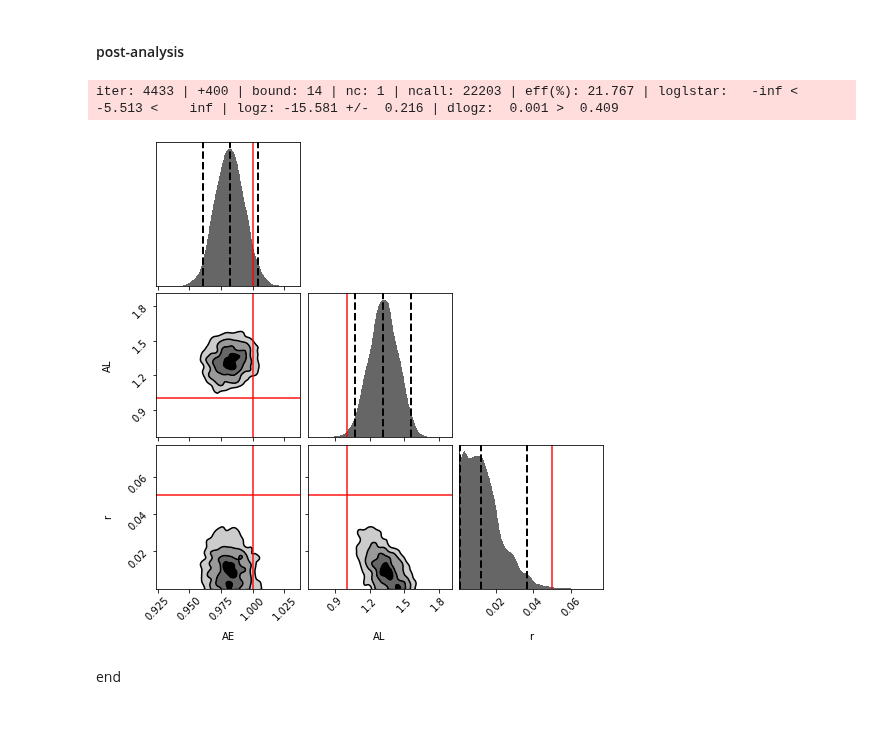
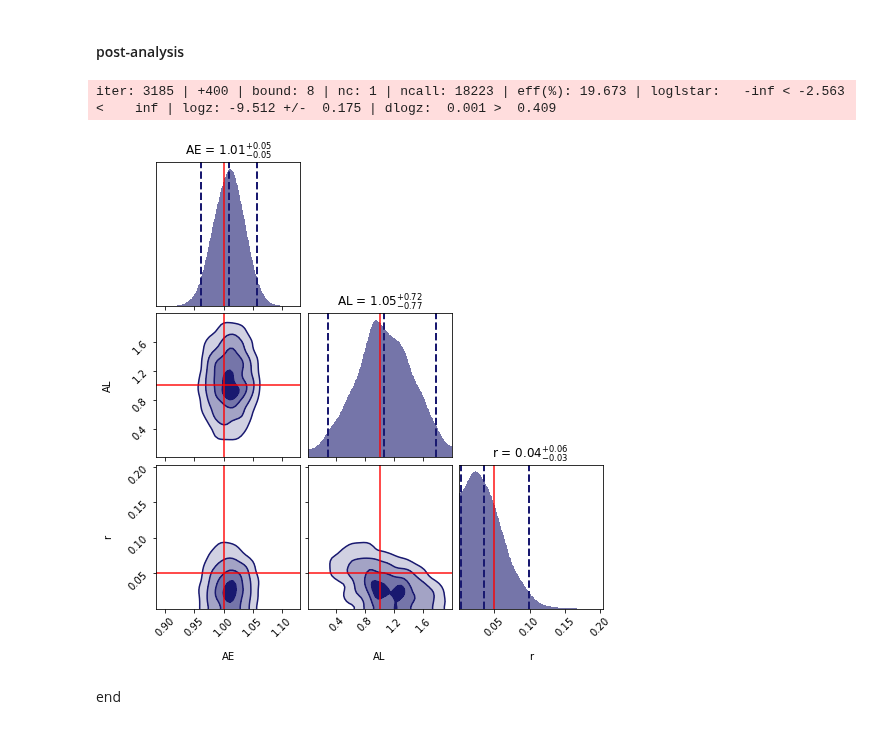
Before and after one commit to gioacchinowang/afra, a Jupyter notebook: tutorials/tutorial04.ipynb, the cells around one changed output. Saved outputs shown, nothing was run; the diff lists cells and outputs as text; code cells hidden in the pictures.

```diff
--- a/tutorials/tutorial04.ipynb
+++ b/tutorials/tutorial04.ipynb
@@ -19,7 +19,7 @@ import warnings
 warnings.filterwarnings('ignore')
 
 NSIDE = 128
-NSAMP = 10  # size of resampling
+NSAMP = 20  # size of resampling
 APOSCALE = 6.
 PSBIN = 40
 LMIN = 40
@@ -157,9 +157,10 @@ Wall time: 8min 37s
 # %%
 KWARGS = {'nlive':400}
 rslt = pp.postprocess(kwargs=KWARGS)
-fg,ax = dyplot.cornerplot(rslt,labels=pp.paramlist,truths=[1.,1.,0.05])
+fg,ax = dyplot.cornerplot(rslt,labels=pp.paramlist,truths=[1.,1.,0.05],
+                          color='midnightblue',truth_color='red',show_titles=1,smooth=0.04)
 # %% [output]
-iter: 4433 | +400 | bound: 14 | nc: 1 | ncall: 22203 | eff(%): 21.767 | loglstar:   -inf < -5.513 <    inf | logz: -15.581 +/-  0.216 | dlogz:  0.001 >  0.409
+iter: 3185 | +400 | bound: 8 | nc: 1 | ncall: 18223 | eff(%): 19.673 | loglstar:   -inf < -2.563 <    inf | logz: -9.512 +/-  0.175 | dlogz:  0.001 >  0.409
-[figure, old version]
+[figure, new version]
 # %% [markdown]
 end
```
Also changed, not shown: parts of 1 cell of this notebook, 1 other file.
